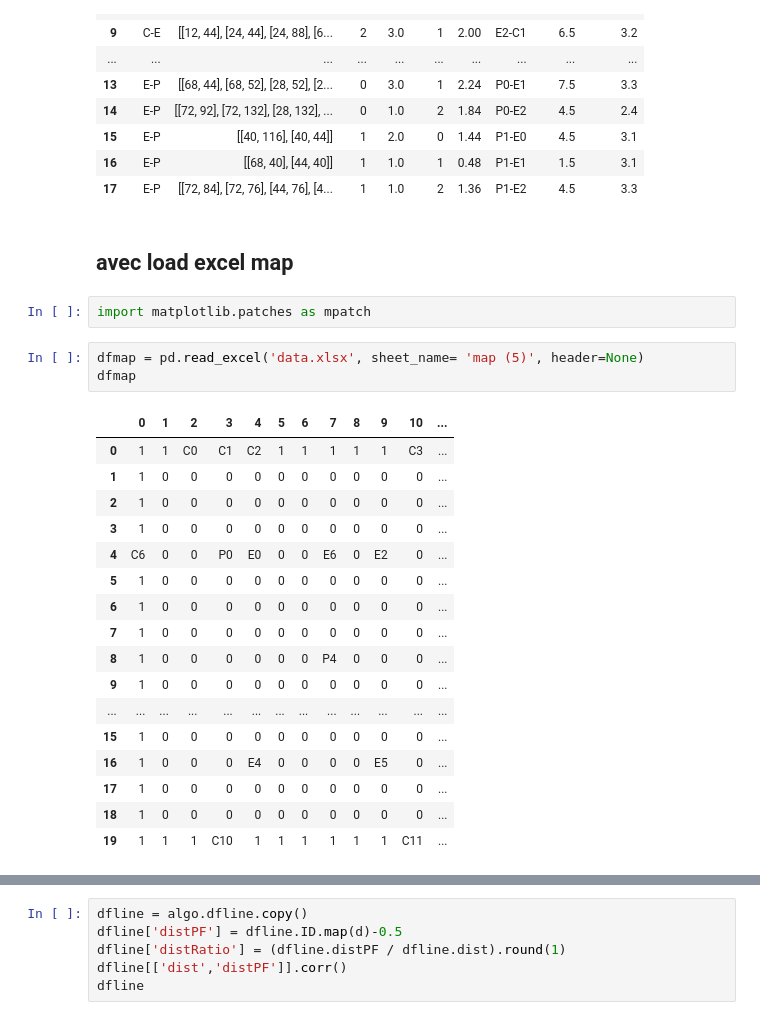
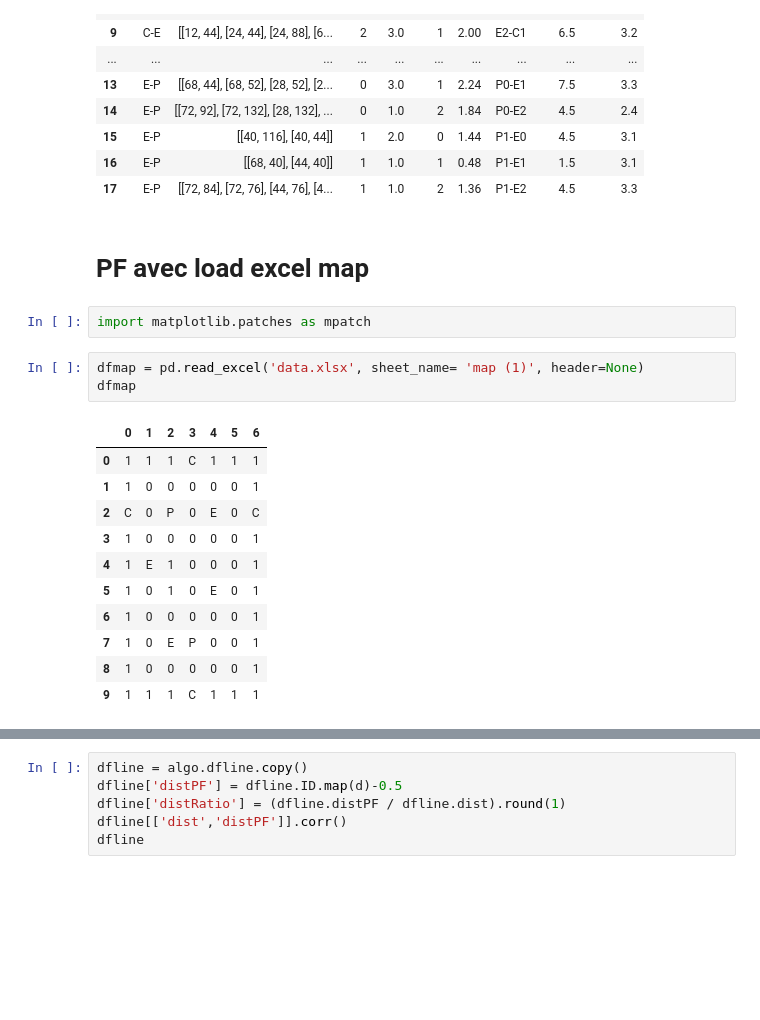
Before and after one commit to egos/valeo, a Jupyter notebook: New.ipynb, the cells around one changed output, grey strips where cells are left out. Saved outputs shown, nothing was run; the diff lists cells and outputs as text; blank space fills up the shorter version.

```diff
--- a/New.ipynb
+++ b/New.ipynb
@@ -683,30 +683,24 @@ dfline
 | 16 | E-P | [[68, 40], [44, 40]] | 1 | 1.0 | 1 | 0.48 | P1-E1 | 1.5 | 3.1 |
 | 17 | E-P | [[72, 84], [72, 76], [44, 76], [4... | 1 | 1.0 | 2 | 1.36 | P1-E2 | 4.5 | 3.3 |
 # %% [markdown]
-## avec load excel map
+# PF avec load excel map
 # %%
 import matplotlib.patches as mpatch
 # %%
-dfmap = pd.read_excel('data.xlsx', sheet_name= 'map (5)', header=None)
+dfmap = pd.read_excel('data.xlsx', sheet_name= 'map (1)', header=None)
 dfmap
 # %% [output]
-|  | 0 | 1 | 2 | 3 | 4 | 5 | 6 | 7 | 8 | 9 | 10 | ... |
-| 0 | 1 | 1 | C0 | C1 | C2 | 1 | 1 | 1 | 1 | 1 | C3 | ... |
-| 1 | 1 | 0 | 0 | 0 | 0 | 0 | 0 | 0 | 0 | 0 | 0 | ... |
-| 2 | 1 | 0 | 0 | 0 | 0 | 0 | 0 | 0 | 0 | 0 | 0 | ... |
-| 3 | 1 | 0 | 0 | 0 | 0 | 0 | 0 | 0 | 0 | 0 | 0 | ... |
-| 4 | C6 | 0 | 0 | P0 | E0 | 0 | 0 | E6 | 0 | E2 | 0 | ... |
-| 5 | 1 | 0 | 0 | 0 | 0 | 0 | 0 | 0 | 0 | 0 | 0 | ... |
-| 6 | 1 | 0 | 0 | 0 | 0 | 0 | 0 | 0 | 0 | 0 | 0 | ... |
-| 7 | 1 | 0 | 0 | 0 | 0 | 0 | 0 | 0 | 0 | 0 | 0 | ... |
-| 8 | 1 | 0 | 0 | 0 | 0 | 0 | 0 | P4 | 0 | 0 | 0 | ... |
-| 9 | 1 | 0 | 0 | 0 | 0 | 0 | 0 | 0 | 0 | 0 | 0 | ... |
-| ... | ... | ... | ... | ... | ... | ... | ... | ... | ... | ... | ... | ... |
-| 15 | 1 | 0 | 0 | 0 | 0 | 0 | 0 | 0 | 0 | 0 | 0 | ... |
-| 16 | 1 | 0 | 0 | 0 | E4 | 0 | 0 | 0 | 0 | E5 | 0 | ... |
-| 17 | 1 | 0 | 0 | 0 | 0 | 0 | 0 | 0 | 0 | 0 | 0 | ... |
-| 18 | 1 | 0 | 0 | 0 | 0 | 0 | 0 | 0 | 0 | 0 | 0 | ... |
-| 19 | 1 | 1 | 1 | C10 | 1 | 1 | 1 | 1 | 1 | 1 | C11 | ... |
+|  | 0 | 1 | 2 | 3 | 4 | 5 | 6 |
+| 0 | 1 | 1 | 1 | C | 1 | 1 | 1 |
+| 1 | 1 | 0 | 0 | 0 | 0 | 0 | 1 |
+| 2 | C | 0 | P | 0 | E | 0 | C |
+| 3 | 1 | 0 | 0 | 0 | 0 | 0 | 1 |
+| 4 | 1 | E | 1 | 0 | 0 | 0 | 1 |
+| 5 | 1 | 0 | 1 | 0 | E | 0 | 1 |
+| 6 | 1 | 0 | 0 | 0 | 0 | 0 | 1 |
+| 7 | 1 | 0 | E | P | 0 | 0 | 1 |
+| 8 | 1 | 0 | 0 | 0 | 0 | 0 | 1 |
+| 9 | 1 | 1 | 1 | C | 1 | 1 | 1 |
 # %%
 SlotColor = {'C' : 10, 'E': 20, 'P' : 30}
 A0 = dfmap.values
```
Also changed, not shown: parts of 11 cells of this notebook, 3 other files.
